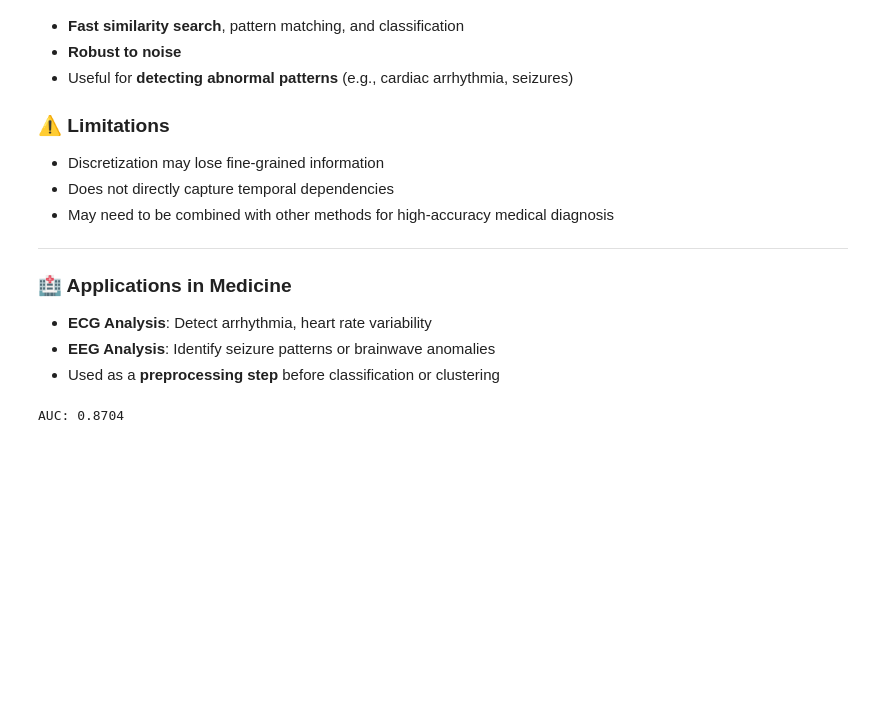
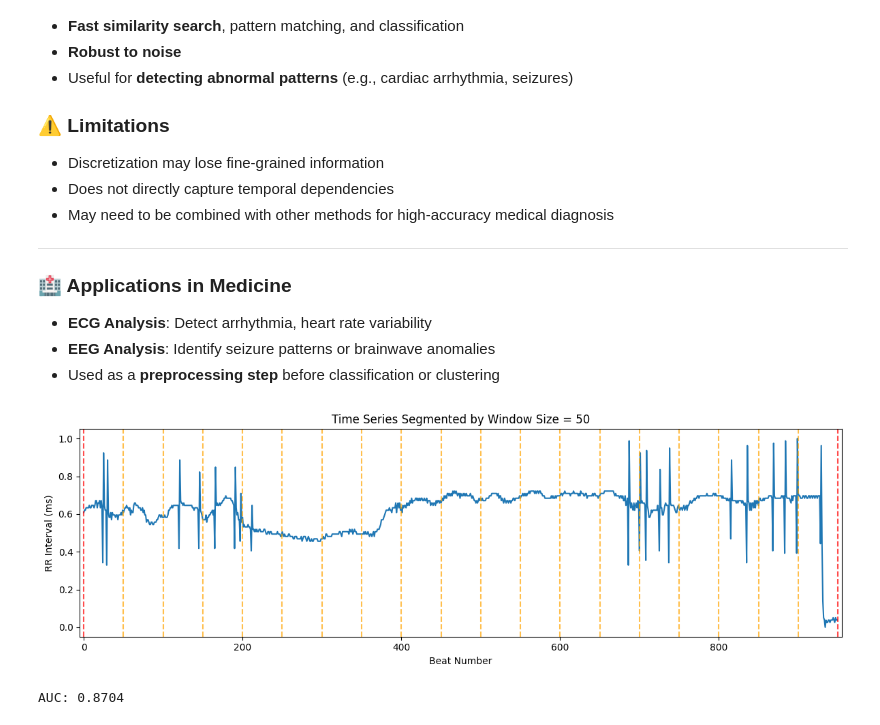
Before and after one commit to Data-Science-Group-Attoworld/explainable_dl_for_unstructured_data, a Jupyter notebook: time_series_explainability/tutorial_notebook_solution.ipynb, the cells around one changed output. Saved outputs shown, nothing was run; the diff lists cells and outputs as text; code cells hidden in the pictures; blank space fills up the shorter version.

```diff
--- a/time_series_explainability/tutorial_notebook_solution.ipynb
+++ b/time_series_explainability/tutorial_notebook_solution.ipynb
@@ -116,13 +118,3 @@ plt.ylabel("RR Interval (ms)")
 plt.show()
 # %% [output]
 [figure]
-# %%
-fig, axs = plt.subplots(4, 4, figsize=(8, 8), sharey=True)
-for i in range(16):
-    row = i // 4
-    col = i % 4
-    axs[row, col].plot(healthy_samples[i])
-    axs[row, col].set_title(f"Healthy {i}")
-
-plt.tight_layout()
-plt.show()
@@ -131,11 +120,0 @@ plt.show()
-# %%
-fig, axs = plt.subplots(4, 4, figsize=(8, 8), sharey=True)
-
-for i in range(16):
-    row = i // 4
-    col = i % 4
-    axs[row, col].plot(sick_samples.iloc[i])
-    axs[row, col].set_title(f"Sick {i}")
-
-plt.tight_layout()
-plt.show()
@@ -329,6 +306,26 @@ def sax(ts, window_size, alphabet_size, function=np.std, breakpoints=None):
             symbols.append(alphabet[-1])
 
     return symbols
+# %%
+sample_ts = X_train[0]
+window_size = 50
+
+plt.figure(figsize=(12, 4))
+plt.plot(sample_ts)
+plt.title(f"Time Series Segmented by Window Size = {window_size}")
+plt.xlabel("Beat Number")
+plt.ylabel("RR Interval (ms)")
+
+for i in range(window_size, len(sample_ts) - window_size + 1, window_size):
+    plt.axvline(i, color="orange", linestyle="--", alpha=0.7)
+plt.axvline(0, color="r", linestyle="--", alpha=0.7)
+plt.axvline(i + window_size, color="r", linestyle="--", alpha=0.7)
+
+plt.xlim(-5, X_train.shape[1] + 5)
+plt.tight_layout()
+plt.show()
+# %% [output]
+[figure, added]
 # %%
 window_size = 50
 alphabet_size = 4
```
Also changed, not shown: parts of 5 cells of this notebook.
